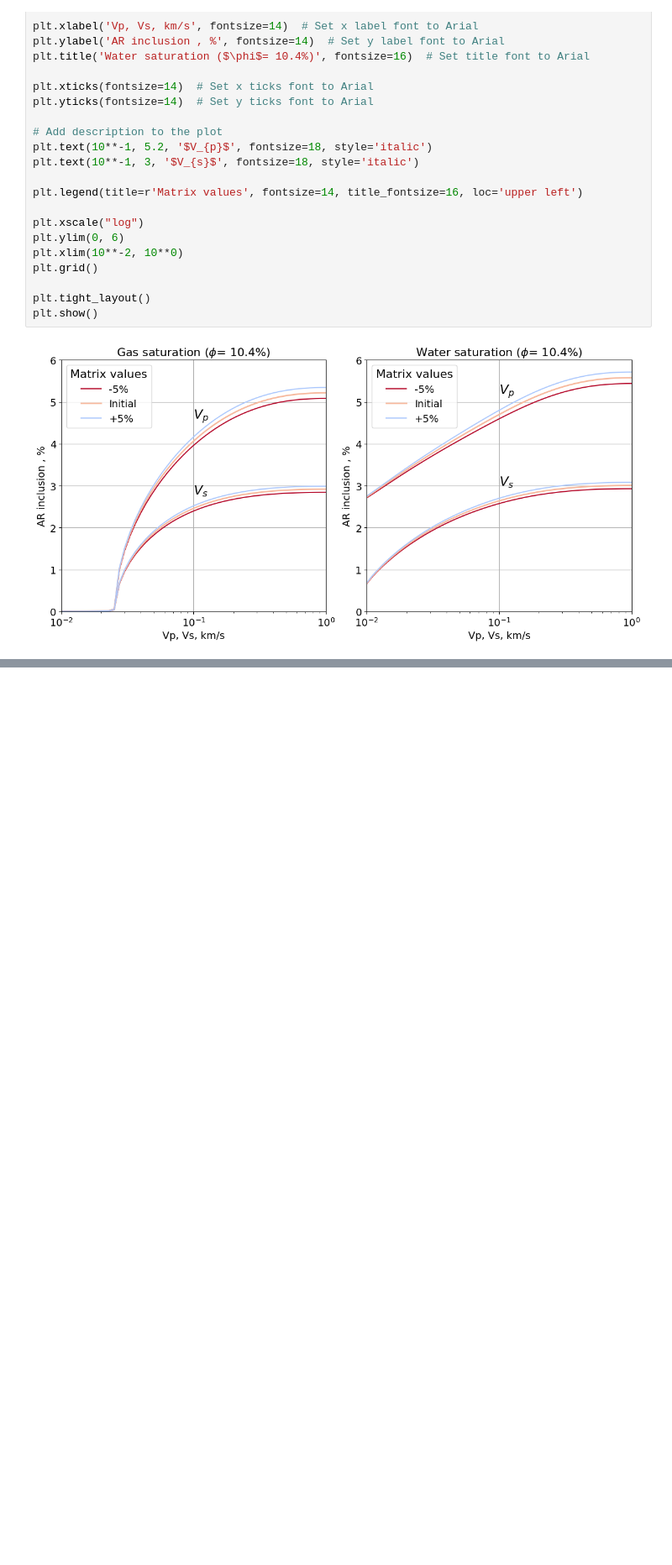
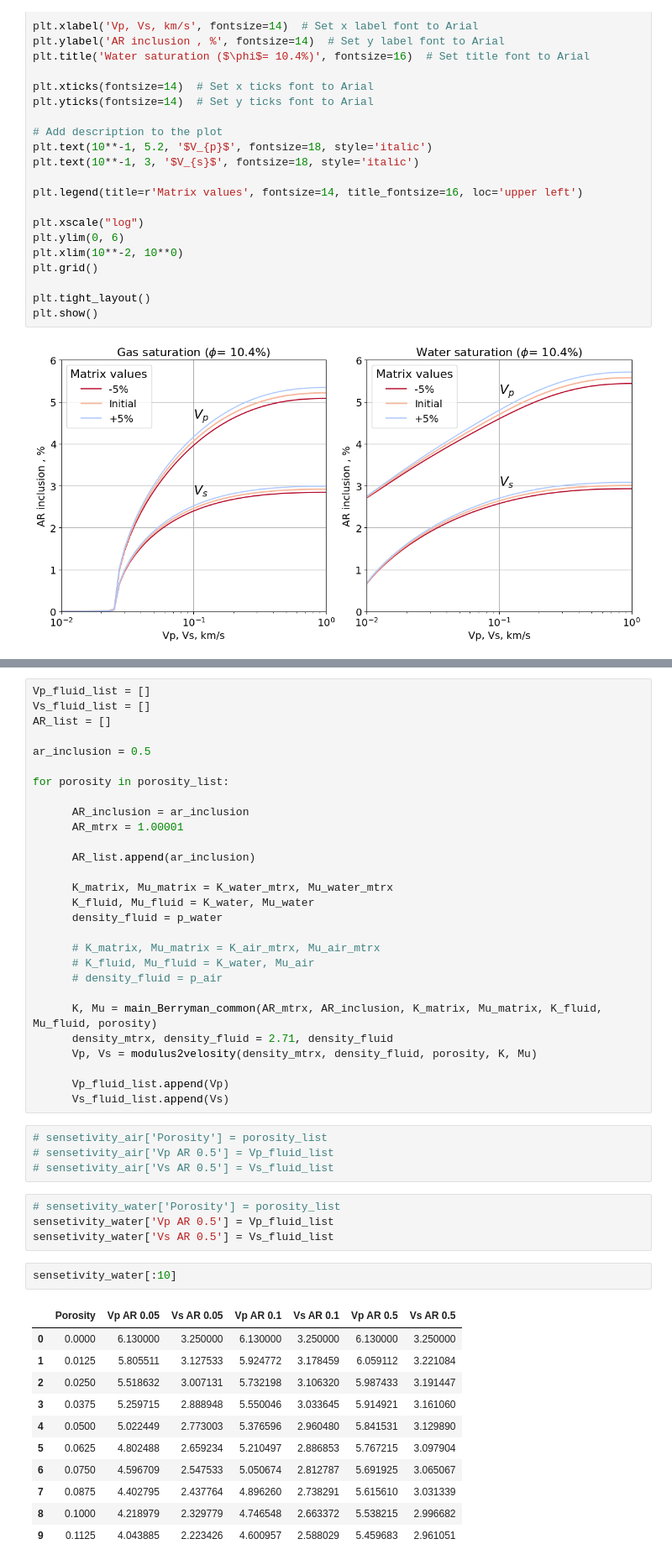
Before and after one commit to MariiaKalinina/Elasticity, a Jupyter notebook: Berryman_SC.ipynb, the cells around one changed output, grey strips where cells are left out. Shown at 84% size. Drawn from its saved outputs; the diff is of its cells as text; blank space fills up the shorter version.

```diff
--- a/Berryman_SC.ipynb
+++ b/Berryman_SC.ipynb
@@ -783,0 +807,50 @@ plt.show()
+# %%
+Vp_fluid_list = []
+Vs_fluid_list = []
+AR_list = []
+
+ar_inclusion = 0.5
+
+for porosity in porosity_list:
+
+      AR_inclusion = ar_inclusion
+      AR_mtrx = 1.00001
+
+      AR_list.append(ar_inclusion)
+
+      K_matrix, Mu_matrix = K_water_mtrx, Mu_water_mtrx
+      K_fluid, Mu_fluid = K_water, Mu_water
+      density_fluid = p_water
+
+      # K_matrix, Mu_matrix = K_air_mtrx, Mu_air_mtrx
+      # K_fluid, Mu_fluid = K_water, Mu_air
+      # density_fluid = p_air
+
+      K, Mu = main_Berryman_common(AR_mtrx, AR_inclusion, K_matrix, Mu_matrix, K_fluid, Mu_fluid, porosity)
+      density_mtrx, density_fluid = 2.71, density_fluid
+      Vp, Vs = modulus2velosity(density_mtrx, density_fluid, porosity, K, Mu)
+
+      Vp_fluid_list.append(Vp)
+      Vs_fluid_list.append(Vs)
+# %%
+# sensetivity_air['Porosity'] = porosity_list
+# sensetivity_air['Vp AR 0.5'] = Vp_fluid_list
+# sensetivity_air['Vs AR 0.5'] = Vs_fluid_list
+# %%
+# sensetivity_water['Porosity'] = porosity_list
+sensetivity_water['Vp AR 0.5'] = Vp_fluid_list
+sensetivity_water['Vs AR 0.5'] = Vs_fluid_list
+# %%
+sensetivity_water[:10]
+# %% [output]
+|  | Porosity | Vp AR 0.05 | Vs AR 0.05 | Vp AR 0.1 | Vs AR 0.1 | Vp AR 0.5 | Vs AR 0.5 |
+| 0 | 0.0000 | 6.130000 | 3.250000 | 6.130000 | 3.250000 | 6.130000 | 3.250000 |
+| 1 | 0.0125 | 5.805511 | 3.127533 | 5.924772 | 3.178459 | 6.059112 | 3.221084 |
+| 2 | 0.0250 | 5.518632 | 3.007131 | 5.732198 | 3.106320 | 5.987433 | 3.191447 |
+| 3 | 0.0375 | 5.259715 | 2.888948 | 5.550046 | 3.033645 | 5.914921 | 3.161060 |
+| 4 | 0.0500 | 5.022449 | 2.773003 | 5.376596 | 2.960480 | 5.841531 | 3.129890 |
+| 5 | 0.0625 | 4.802488 | 2.659234 | 5.210497 | 2.886853 | 5.767215 | 3.097904 |
+| 6 | 0.0750 | 4.596709 | 2.547533 | 5.050674 | 2.812787 | 5.691925 | 3.065067 |
+| 7 | 0.0875 | 4.402795 | 2.437764 | 4.896260 | 2.738291 | 5.615610 | 3.031339 |
+| 8 | 0.1000 | 4.218979 | 2.329779 | 4.746548 | 2.663372 | 5.538215 | 2.996682 |
+| 9 | 0.1125 | 4.043885 | 2.223426 | 4.600957 | 2.588029 | 5.459683 | 2.961051 |
```
Also changed, not shown: parts of 6 cells of this notebook.
